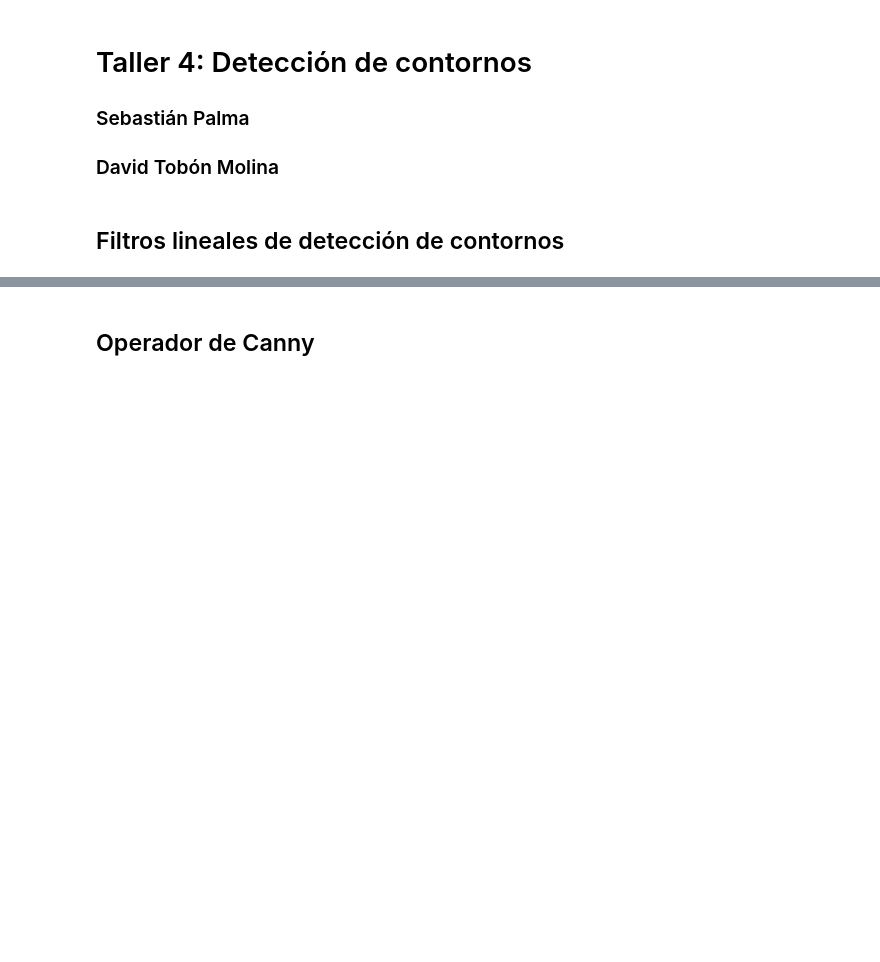
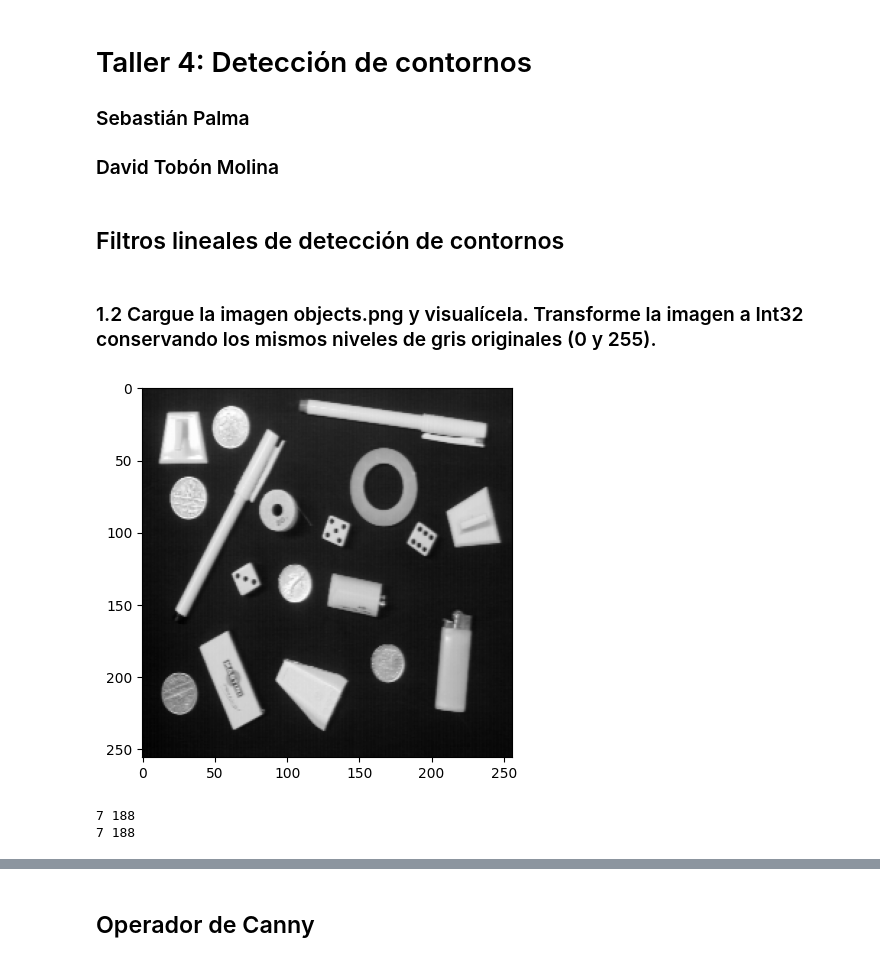
Before and after one commit to davidtobonm/talleres-imagenes-y-vision, a Jupyter notebook: Taller_4/Taller4.ipynb, the cells around one changed output, grey strips where cells are left out. Drawn from its saved outputs; the diff is of its cells as text; code cells hidden in the pictures; blank space fills up the shorter version.

```diff
--- a/Taller_4/Taller4.ipynb
+++ b/Taller_4/Taller4.ipynb
@@ -10,3 +10,17 @@ import numpy as np
 import cv2
 # %% [markdown]
 ## Filtros lineales de detección de contornos
+# %% [markdown]
+### 1.2 Cargue la imagen objects.png y visualícela.  Transforme la imagen a Int32 conservando los mismos niveles de gris originales (0 y 255).
+# %%
+objects_img = cv2.imread('images/OBJECTS.png', cv2.IMREAD_GRAYSCALE)
+plt.imshow(objects_img, cmap='gray')
+plt.show()
+
+print(np.min(objects_img), np.max(objects_img))
+objects_img = objects_img.astype(np.int32)
+print(np.min(objects_img), np.max(objects_img))
+# %% [output]
+[figure, added]
+7 188
+7 188
```
Also changed, not shown: parts of 17 cells of this notebook, 1 other file.
